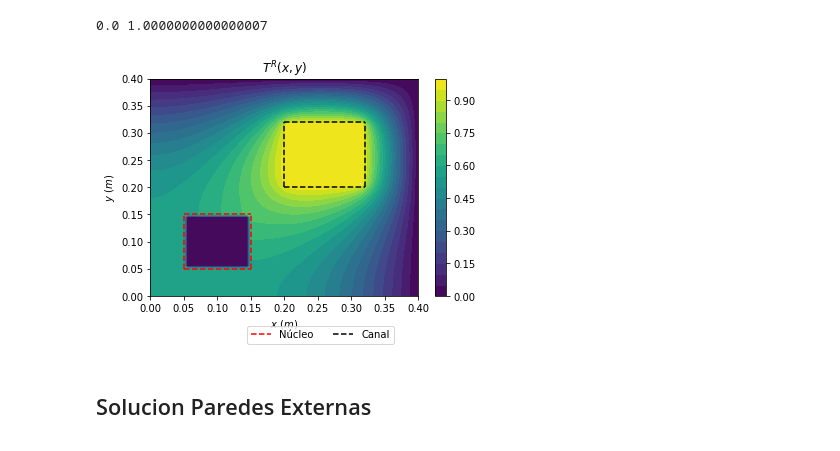
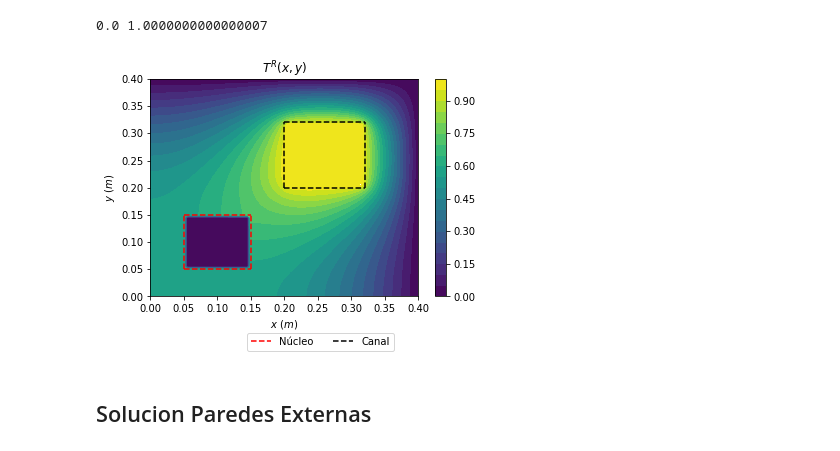
Before and after one commit to nicomn97/ProyectoFinalTC, a Jupyter notebook: ProyFinalTC.ipynb, the cells around one changed output. Drawn from its saved outputs; the diff is of its cells as text; code cells hidden in the pictures.

```diff
--- a/ProyFinalTC.ipynb
+++ b/ProyFinalTC.ipynb
@@ -204,20 +204,20 @@ print(np.min(TmR),np.max(TmR))
 # %%
 plt.contourf(xx, yy, TmR, 20)
 plt.title("$T^{R}(x,y)$")
 plt.xlabel("$x\ (m)$")
 plt.ylabel("$y\ (m)$")
 plt.plot([0.05,0.15],[0.05,0.05],"--",c="r")
 plt.plot([0.05,0.15],[0.15,0.15],"--",c="r")
 plt.plot([0.05,0.05],[0.05,0.15],"--",c="r")
 plt.plot([0.15,0.15],[0.05,0.15],"--",c="r",label="Núcleo")
 plt.plot([l0x,l0x],[l0y,l1y],"--",c="k")
 plt.plot([l0x,l1x],[l0y,l0y],"--",c="k")
 plt.plot([l0x,l1x],[l1y,l1y],"--",c="k")
 plt.plot([l1x,l1x],[l0y,l1y],"--",c="k",label="Canal")
-plt.legend(loc=(0.36,-0.22),ncol=2)
+plt.legend(loc=(0.36,-0.25),ncol=2)
 plt.colorbar();
 # %% [output]
-[figure, old version]
+[figure, new version]
 # %% [markdown]
 ## Solucion Paredes Externas
 # %%
```
Also changed, not shown: parts of 2 cells of this notebook.
